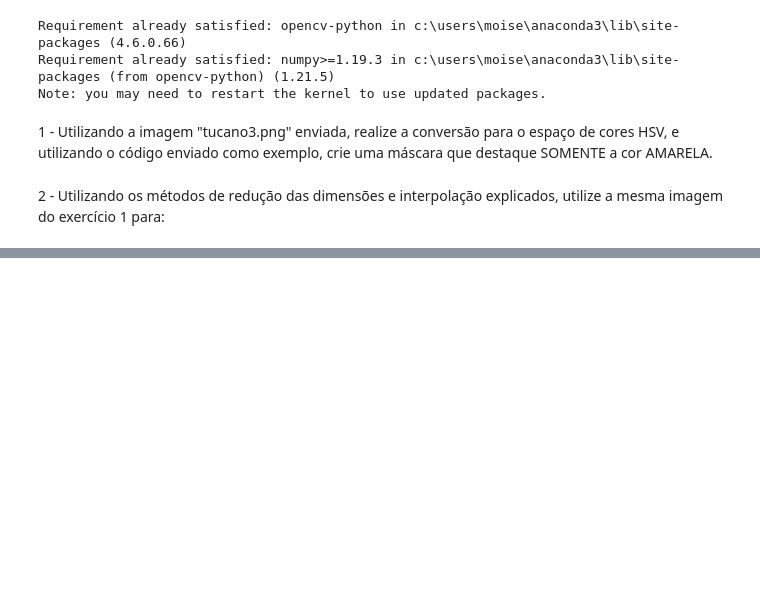
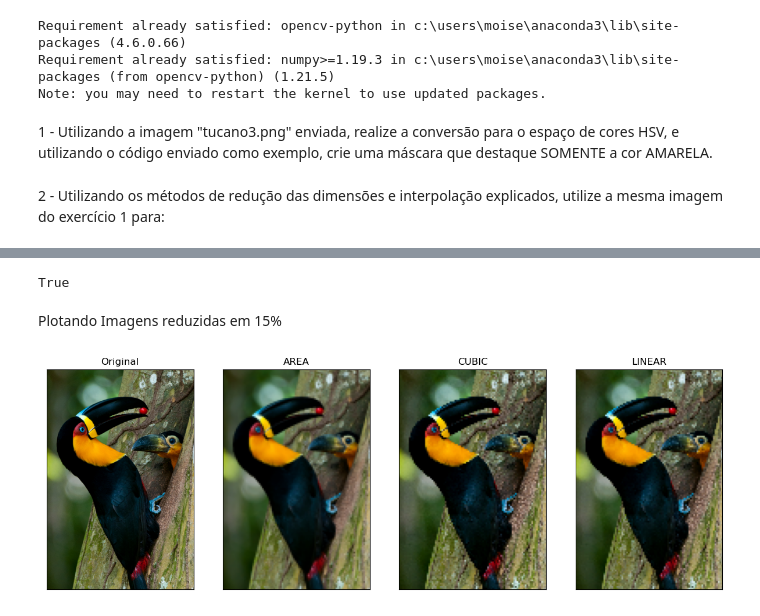
Before and after one commit to Moises-Paz/machine_learning-study, a Jupyter notebook: exercicio_de_manipulacao_de_imagem.ipynb, the cells around one changed output, grey strips where cells are left out. Saved outputs shown, nothing was run; the diff lists cells and outputs as text; code cells hidden in the pictures; blank space fills up the shorter version.

```diff
--- a/exercicio_de_manipulacao_de_imagem.ipynb
+++ b/exercicio_de_manipulacao_de_imagem.ipynb
@@ -29,0 +38,59 @@ cv2.destroyAllWindows()
+# %%
+#Retução da imagem em 15%
+tucano_15_AREA = cv2.resize(tucanoRGB, None, fx = .15, fy = .15, interpolation = cv2.INTER_AREA)
+tucano_15_AREA = cv2.cvtColor(tucano_15_AREA, cv2.COLOR_BGR2RGB)
+
+tucano_15_CUBIC = cv2.resize(tucanoRGB, None, fx = .15, fy = .15, interpolation = cv2.INTER_CUBIC)
+tucano_15_CUBIC = cv2.cvtColor(tucano_15_CUBIC, cv2.COLOR_BGR2RGB)
+
+tucano_15_LINEAR = cv2.resize(tucanoRGB, None, fx = .15, fy = .15, interpolation = cv2.INTER_LINEAR)
+tucano_15_LINEAR = cv2.cvtColor(tucano_15_LINEAR, cv2.COLOR_BGR2RGB)
+
+#Salvando cada imagem da redução de 15%
+cv2.imwrite("tucano_15_AREA.png", tucano_15_AREA)
+cv2.imwrite("tucano_15_CUBIC.png", tucano_15_CUBIC)
+cv2.imwrite("tucano_15_LINEAR.png", tucano_15_LINEAR)
+
+#-----------------------------------------------------------------------------------------------------------------------------
+#Retução da imagem em 30%
+tucano_30_AREA = cv2.resize(tucanoRGB, None, fx = .30, fy = .30, interpolation = cv2.INTER_AREA)
+tucano_30_AREA = cv2.cvtColor(tucano_30_AREA, cv2.COLOR_BGR2RGB)
+
+tucano_30_CUBIC = cv2.resize(tucanoRGB, None, fx = .30, fy = .30, interpolation = cv2.INTER_CUBIC)
+tucano_30_CUBIC = cv2.cvtColor(tucano_30_CUBIC, cv2.COLOR_BGR2RGB)
+
+tucano_30_LINEAR = cv2.resize(tucanoRGB, None, fx = .30, fy = .30, interpolation = cv2.INTER_LINEAR)
+tucano_30_LINEAR = cv2.cvtColor(tucano_30_LINEAR, cv2.COLOR_BGR2RGB)
+
+cv2.imwrite("tucano_30_AREA.png", tucano_30_AREA)
+cv2.imwrite("tucano_30_CUBIC.png", tucano_30_CUBIC)
+cv2.imwrite("tucano_30_LINEAR.png", tucano_30_LINEAR)
+# %% [output]
+True
+# %%
+def plot_imagens(img1, tit1, img2, tit2, img3, tit3, img4, tit4, tamanho_fig, ticks = False):
+ plt.figure(figsize = tamanho_fig)
+
+ img2 = cv2.cvtColor(img2, cv2.COLOR_BGR2RGB)
+ img3 = cv2.cvtColor(img3, cv2.COLOR_BGR2RGB)
+ img4 = cv2.cvtColor(img4, cv2.COLOR_BGR2RGB)
+
+ plt.subplot(1, 4, 1), plt.imshow(img1), plt.title(tit1)
+ if not ticks:
+     plt.xticks([]), plt.yticks([])
+ plt.subplot(1, 4, 2), plt.imshow(img2), plt.title(tit2)
+ if not ticks:
+     plt.xticks([]), plt.yticks([])
+ plt.subplot(1, 4, 3), plt.imshow(img3), plt.title(tit3)
+ if not ticks:
+     plt.xticks([]), plt.yticks([])
+ plt.subplot(1, 4, 4), plt.imshow(img4), plt.title(tit4)
+ if not ticks:
+     plt.xticks([]), plt.yticks([])
+ plt.show()
+# %% [markdown]
+Plotando Imagens reduzidas em 15%
+# %%
+plot_imagens(tucanoRGB, "Original", tucano_15_AREARGB, "AREA", tucano_15_CUBICRGB, "CUBIC" , tucano_15_LINEARRGB, "LINEAR", (15,15), False)
+# %% [output]
+[figure, added]
```
Also changed, not shown: parts of 5 cells of this notebook.
